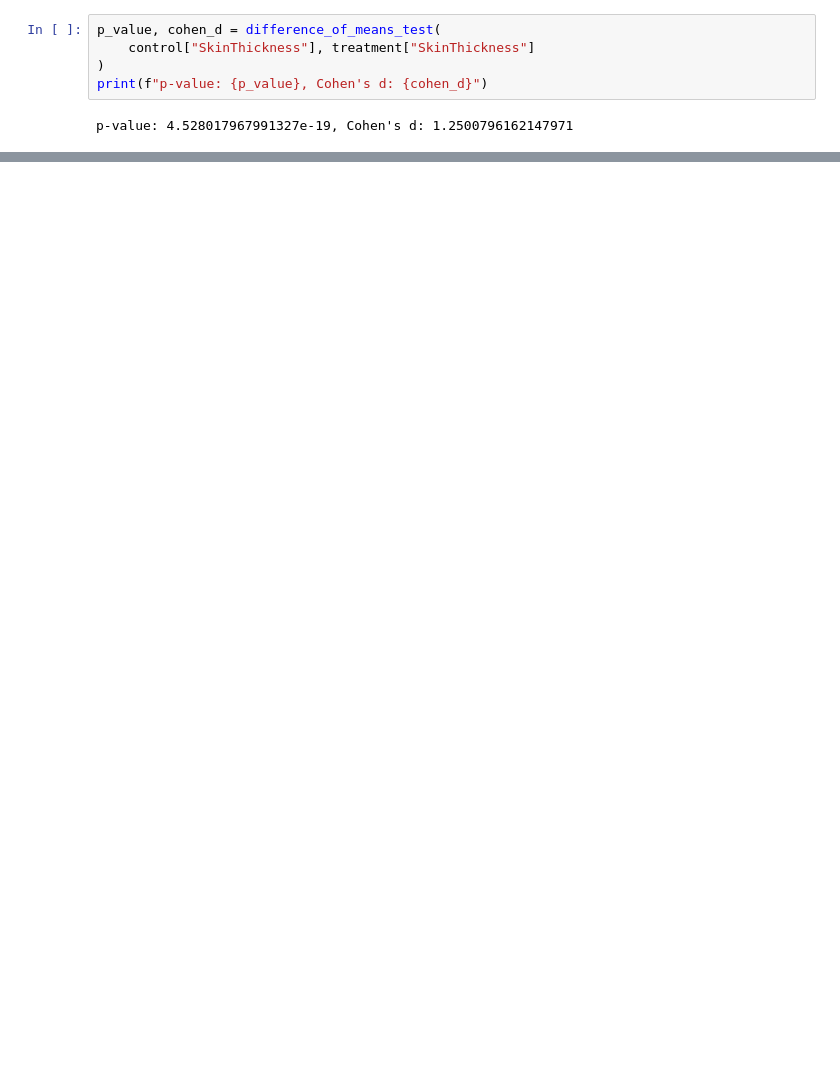
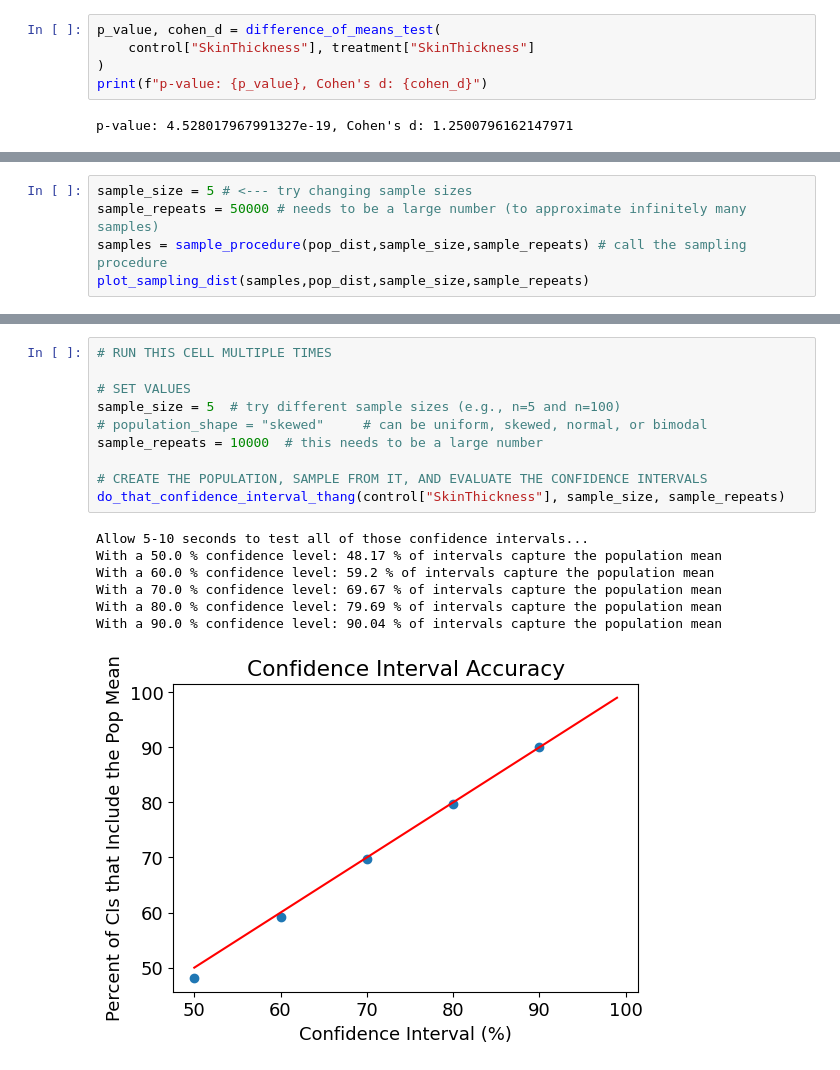
Before and after one commit to 000alen/cs50-statistical-inference, a Jupyter notebook: Alen.ipynb, the cells around one changed output, grey strips where cells are left out. Cells and saved outputs as stored; diff of their text form; blank space fills up the shorter version.

```diff
--- a/Alen.ipynb
+++ b/Alen.ipynb
@@ -70,0 +201,5 @@ p-value: 4.528017967991327e-19, Cohen's d: 1.2500796162147971
+# %%
+sample_size = 5 # <--- try changing sample sizes
+sample_repeats = 50000 # needs to be a large number (to approximate infinitely many samples)
+samples = sample_procedure(pop_dist,sample_size,sample_repeats) # call the sampling procedure
+plot_sampling_dist(samples,pop_dist,sample_size,sample_repeats)
@@ -70,0 +352,18 @@ p-value: 4.528017967991327e-19, Cohen's d: 1.2500796162147971
+# %%
+# RUN THIS CELL MULTIPLE TIMES
+
+# SET VALUES
+sample_size = 5  # try different sample sizes (e.g., n=5 and n=100)
+# population_shape = "skewed"     # can be uniform, skewed, normal, or bimodal
+sample_repeats = 10000  # this needs to be a large number
+
+# CREATE THE POPULATION, SAMPLE FROM IT, AND EVALUATE THE CONFIDENCE INTERVALS
+do_that_confidence_interval_thang(control["SkinThickness"], sample_size, sample_repeats)
+# %% [output]
+Allow 5-10 seconds to test all of those confidence intervals...
+With a 50.0 % confidence level: 48.17 % of intervals capture the population mean
+With a 60.0 % confidence level: 59.2 % of intervals capture the population mean
+With a 70.0 % confidence level: 69.67 % of intervals capture the population mean
+With a 80.0 % confidence level: 79.69 % of intervals capture the population mean
+With a 90.0 % confidence level: 90.04 % of intervals capture the population mean
+[figure, added]
```
Also changed, not shown: parts of 21 cells of this notebook.
